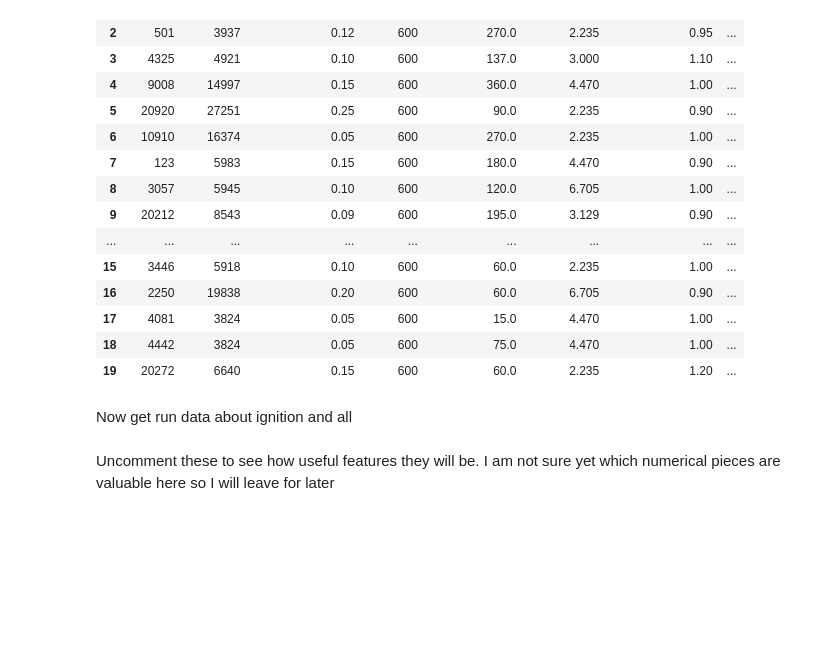
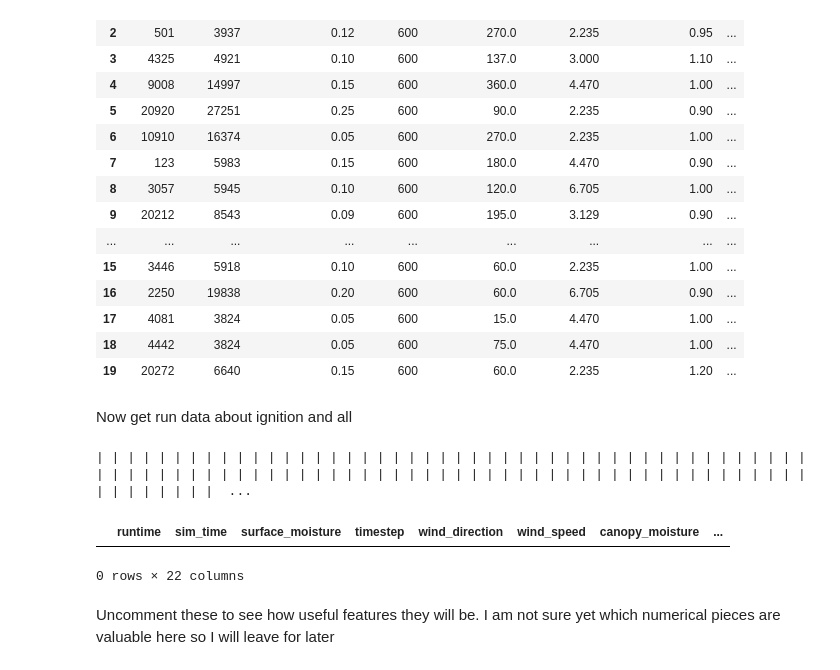
Before and after one commit to devinshende/learning-ml, a Jupyter notebook: exploration.ipynb, the cells around one changed output. Cells and saved outputs as stored; diff of their text form; code cells hidden in the pictures; blank space fills up the shorter version.

```diff
--- a/exploration.ipynb
+++ b/exploration.ipynb
@@ -149,21 +150,33 @@ number of duplicate rows:  (234, 12)
 # %% [markdown]
 Now get run data about ignition and all
 # %%
-# run_db = pd.read_csv("runs_db.csv")
-# run_db.head()
-# run_db["path"] = run_db["run_uuid"]
+run_db = pd.read_csv("runs_db.csv")
+run_db.head()
+series = run_db["fuel_uuid"]
+L = series.isnull()
+for i in L:
+    if (i == False):
+        print("|", end=" ")
+    else:
+        print("\nTRUE\n")
+# %% [output]
+| | | | | | | | | | | | | | | | | | | | | | | | | | | | | | | | | | | | | | | | | | | | | | | | | | | | | | | | | | | | | | | | | | | | | | | | | | | | | | | | | | | | | | | | | | | | | | | | | | | |  ...
 # %%
 # df3 = pd.merge(run_data, run_db, on='path')
-# df3 = df3.dropna(subset=["metrics"])
+df3 = df3.dropna(subset=["metrics"])
 # metrics = df3["metrics"][3]
 # ignition_params = df3["ignition_parameters"][3]
 # ignition_params = ast.literal_eval(ignition_params)
 # fuel_removal = ast.literal_eval(df3["fuel_removal_area"][3])
 # run_params = ast.literal_eval(df3["run_parameters"][3])
 # metrics = ast.literal_eval(metrics)
 # pattern = ast.literal_eval(df3["pattern"][3])
 # fuel_removal_area = ast.literal_eval(df3["fuel_removal_area"][3])
 # df3
+df3
+# %% [output]
+|  | runtime | sim_time | surface_moisture | timestep | wind_direction | wind_speed | canopy_moisture | ... |
+0 rows × 22 columns
 # %% [markdown]
 Uncomment these to see how useful features they will be. I am not sure yet which numerical pieces are valuable here so I will leave for later
 # %%
```
Also changed, not shown: parts of 2 cells of this notebook, 2 other files.
